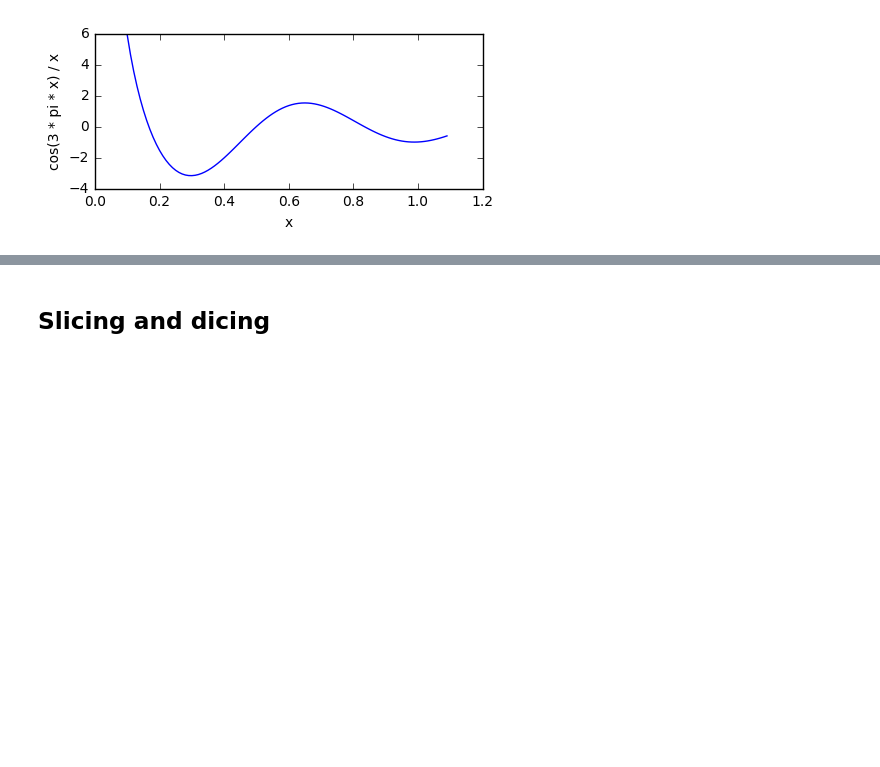
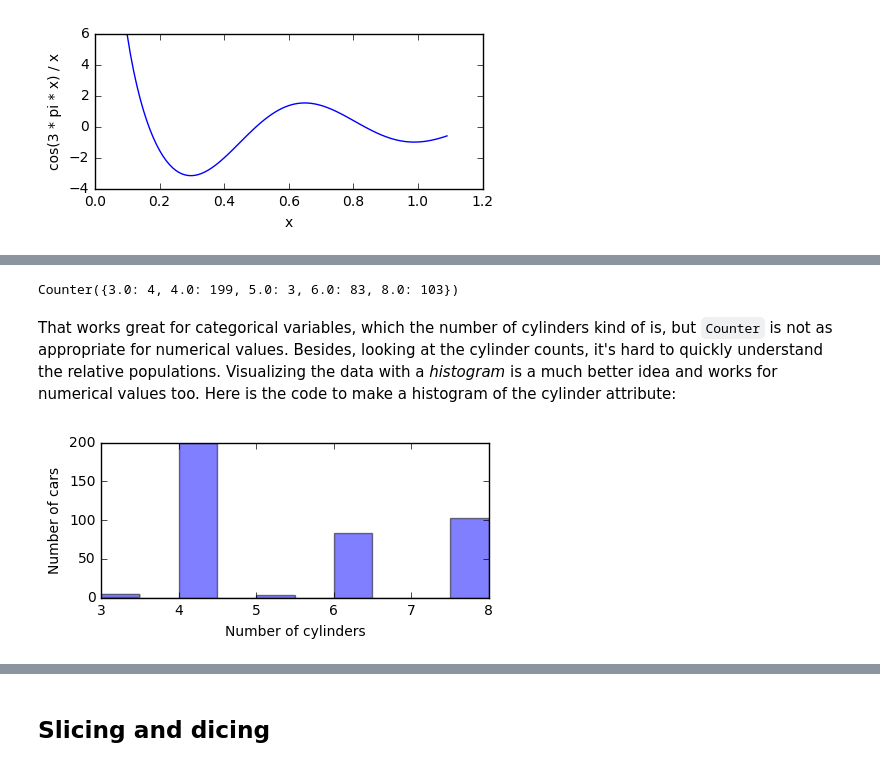
Before and after one commit to parrt/msds501, a Jupyter notebook: notes/data.ipynb, the cells around one changed output, grey strips where cells are left out. Drawn from its saved outputs; the diff is of its cells as text; code cells hidden in the pictures; blank space fills up the shorter version.

```diff
--- a/notes/data.ipynb
+++ b/notes/data.ipynb
@@ -243,0 +305,17 @@ If we ever need a unique set, use
+# %%
+from collections import Counter
+m = cars.as_matrix()
+cyl = m[:,1]
+Counter(cyl)
+# %% [output]
+Counter({3.0: 4, 4.0: 199, 5.0: 3, 6.0: 83, 8.0: 103})
+# %% [markdown]
+That works great for categorical variables, which the number of cylinders kind of is, but `Counter` is not as appropriate for numerical values. Besides, looking at the cylinder counts, it's hard to quickly understand the relative populations. Visualizing the data with a *histogram* is a much better idea and works for numerical values too. Here is the code to make a histogram of the cylinder attribute:
+# %%
+fig=plt.figure(figsize=(5, 2))
+n, bins, patches = plt.hist(cyl, alpha=0.5)
+plt.xlabel('Number of cylinders')
+plt.ylabel('Number of cars')
+plt.show()
+# %% [output]
+[figure, added]
```
Also changed, not shown: parts of 27 cells of this notebook.
